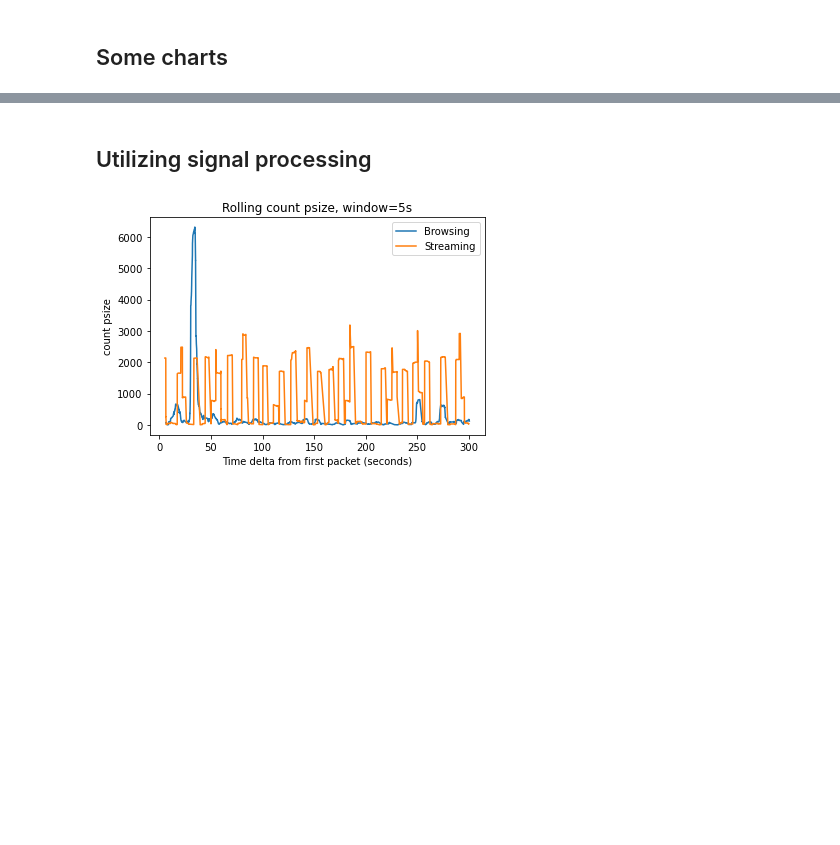
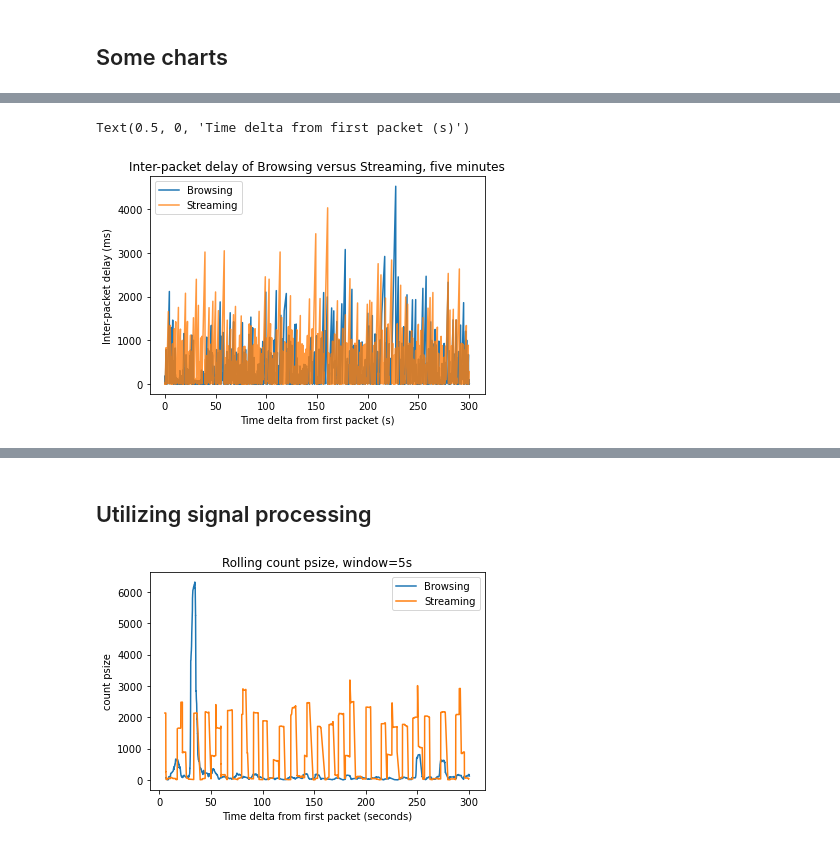
Before and after one commit to parkeraddison/flowpic-replication, a Jupyter notebook: notebooks/4_feature-exploration.ipynb, the cells around one changed output, grey strips where cells are left out. Cells and saved outputs as stored; diff of their text form; code cells hidden in the pictures; blank space fills up the shorter version.

```diff
--- a/notebooks/4_feature-exploration.ipynb
+++ b/notebooks/4_feature-exploration.ipynb
@@ -19,2 +41,15 @@ s = src.pipeline(stream)
+# %%
+fig, ax = plt.subplots()
+bins = np.arange(0, 4400, 100)
+alpha = 0.8
+ax.plot(b.index.total_seconds(), b.msdelta, label="Browsing")
+ax.plot(s.index.total_seconds(), s.msdelta, label='Streaming', alpha=alpha)
+plt.legend()
+plt.title('Inter-packet delay of Browsing versus Streaming, five minutes')
+plt.ylabel('Inter-packet delay (ms)')
+plt.xlabel('Time delta from first packet (s)')
+# %% [output]
+Text(0.5, 0, 'Time delta from first packet (s)')
+[figure, added]
 # %%
 fig, ax = plt.subplots()
```
Also changed, not shown: parts of 10 cells of this notebook, 13 other files.
